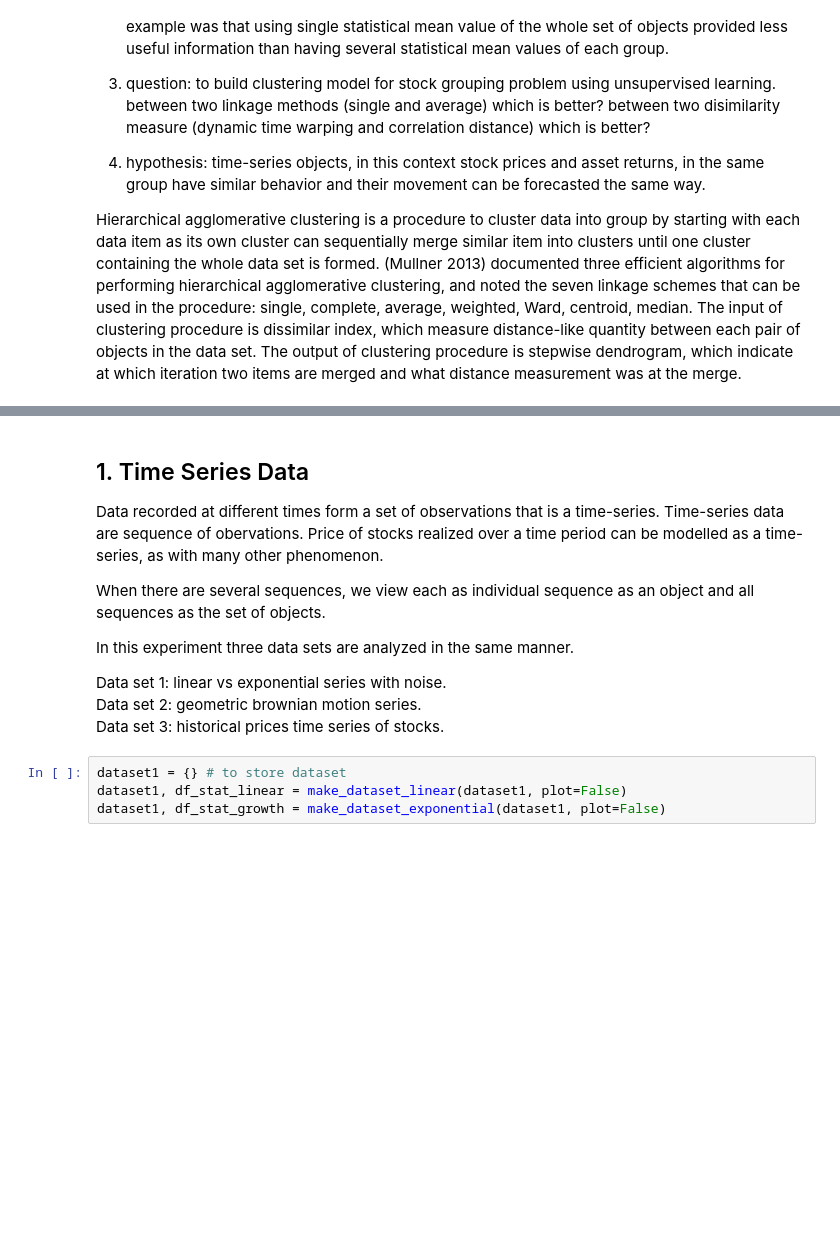
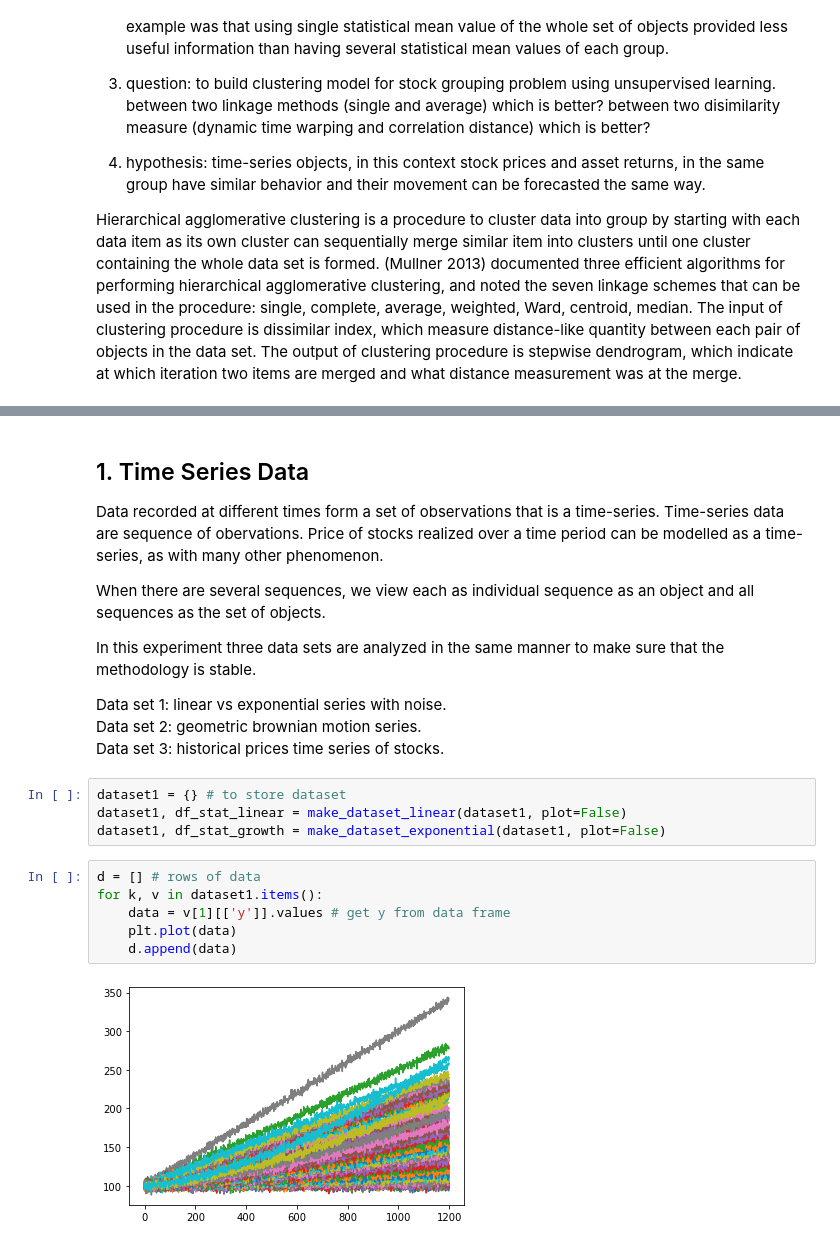
Before and after one commit to chayapan/thesis, a Jupyter notebook: 3.0 Portfolio Selection/TimeSeriesClustering/ClusterTimeSeriesExperiment.ipynb, the cells around one changed output, grey strips where cells are left out. Saved outputs shown, nothing was run; the diff lists cells and outputs as text; blank space fills up the shorter version.

```diff
--- a/3.0 Portfolio Selection/TimeSeriesClustering/ClusterTimeSeriesExperiment.ipynb
+++ b/3.0 Portfolio Selection/TimeSeriesClustering/ClusterTimeSeriesExperiment.ipynb
@@ -41,7 +42,7 @@ Data recorded at different times form a set of observations that is a time-serie
 
 When there are several sequences, we view each as individual sequence as an object and all sequences as the set of objects.
 
-In this experiment three data sets are analyzed in the same manner.
+In this experiment three data sets are analyzed in the same manner to make sure that the methodology is stable.
 
 Data set 1: linear vs exponential series with noise.
 Data set 2: geometric brownian motion series.
@@ -50,3 +51,11 @@ Data set 3: historical prices time series of stocks.
 dataset1 = {} # to store dataset
 dataset1, df_stat_linear = make_dataset_linear(dataset1, plot=False)
 dataset1, df_stat_growth = make_dataset_exponential(dataset1, plot=False)
+# %%
+d = [] # rows of data
+for k, v in dataset1.items():
+    data = v[1][['y']].values # get y from data frame
+    plt.plot(data)
+    d.append(data)
+# %% [output]
+[figure, added]
```
Also changed, not shown: parts of 11 cells of this notebook, 3 other files.
